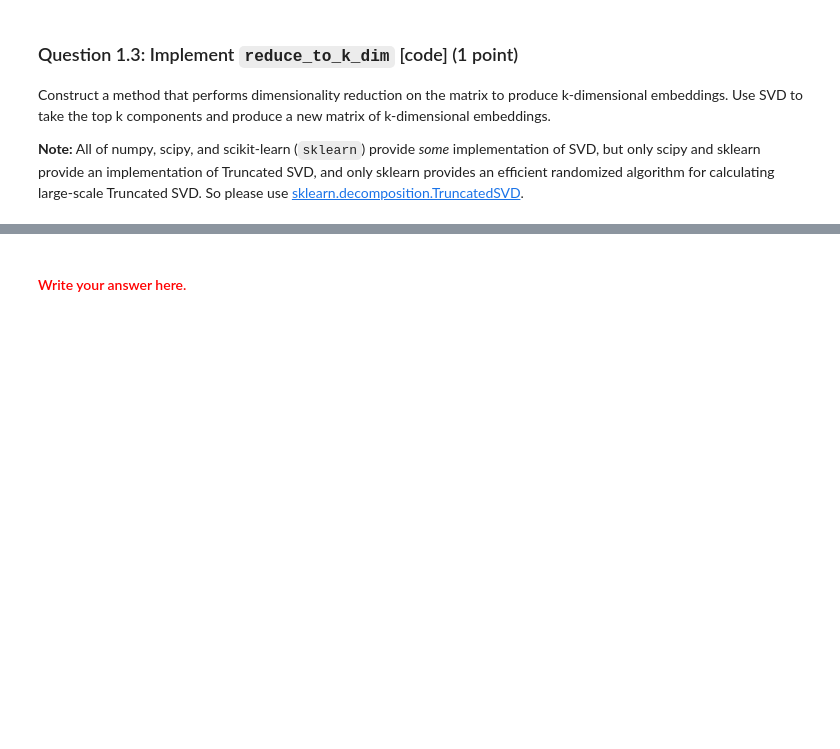
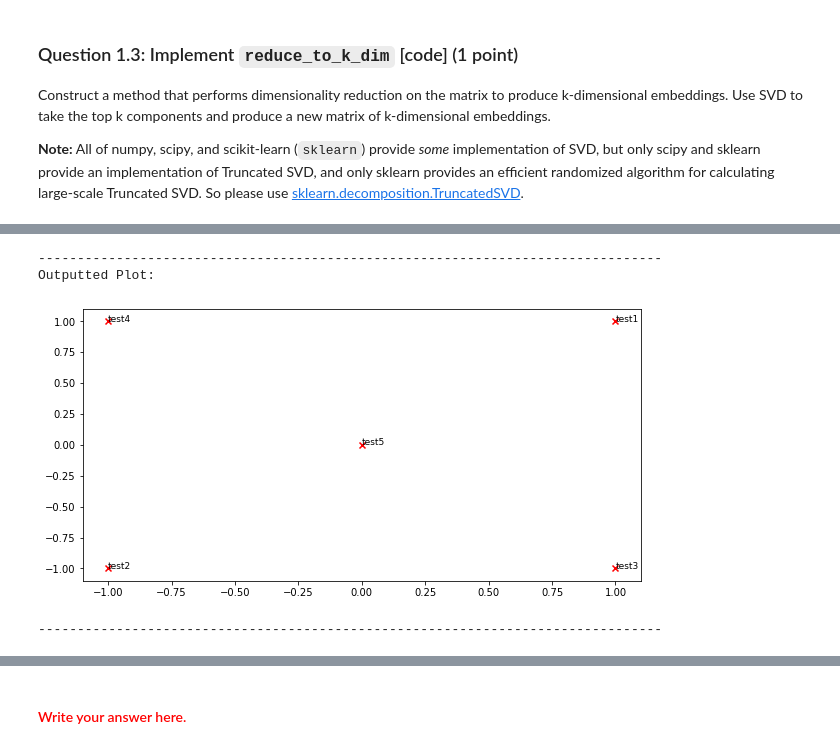
Before and after one commit to Levinna/NLP_Study, a Jupyter notebook: Assignments/a1/exploring_word_vectors.ipynb, the cells around one changed output, grey strips where cells are left out. Cells and saved outputs as stored; diff of their text form; code cells hidden in the pictures; blank space fills up the shorter version.

```diff
--- a/Assignments/a1/exploring_word_vectors.ipynb
+++ b/Assignments/a1/exploring_word_vectors.ipynb
@@ -415,0 +367,21 @@ Done.
+# %%
+# ---------------------
+# Run this sanity check
+# Note that this not an exhaustive check for correctness.
+# The plot produced should look like the "test solution plot" depicted below.
+# ---------------------
+
+print ("-" * 80)
+print ("Outputted Plot:")
+
+M_reduced_plot_test = np.array([[1, 1], [-1, -1], [1, -1], [-1, 1], [0, 0]])
+word2Ind_plot_test = {'test1': 0, 'test2': 1, 'test3': 2, 'test4': 3, 'test5': 4}
+words = ['test1', 'test2', 'test3', 'test4', 'test5']
+plot_embeddings(M_reduced_plot_test, word2Ind_plot_test, words)
+
+print ("-" * 80)
+# %% [output]
+--------------------------------------------------------------------------------
+Outputted Plot:
+[figure, added]
+--------------------------------------------------------------------------------
```
Also changed, not shown: parts of 97 cells of this notebook.
